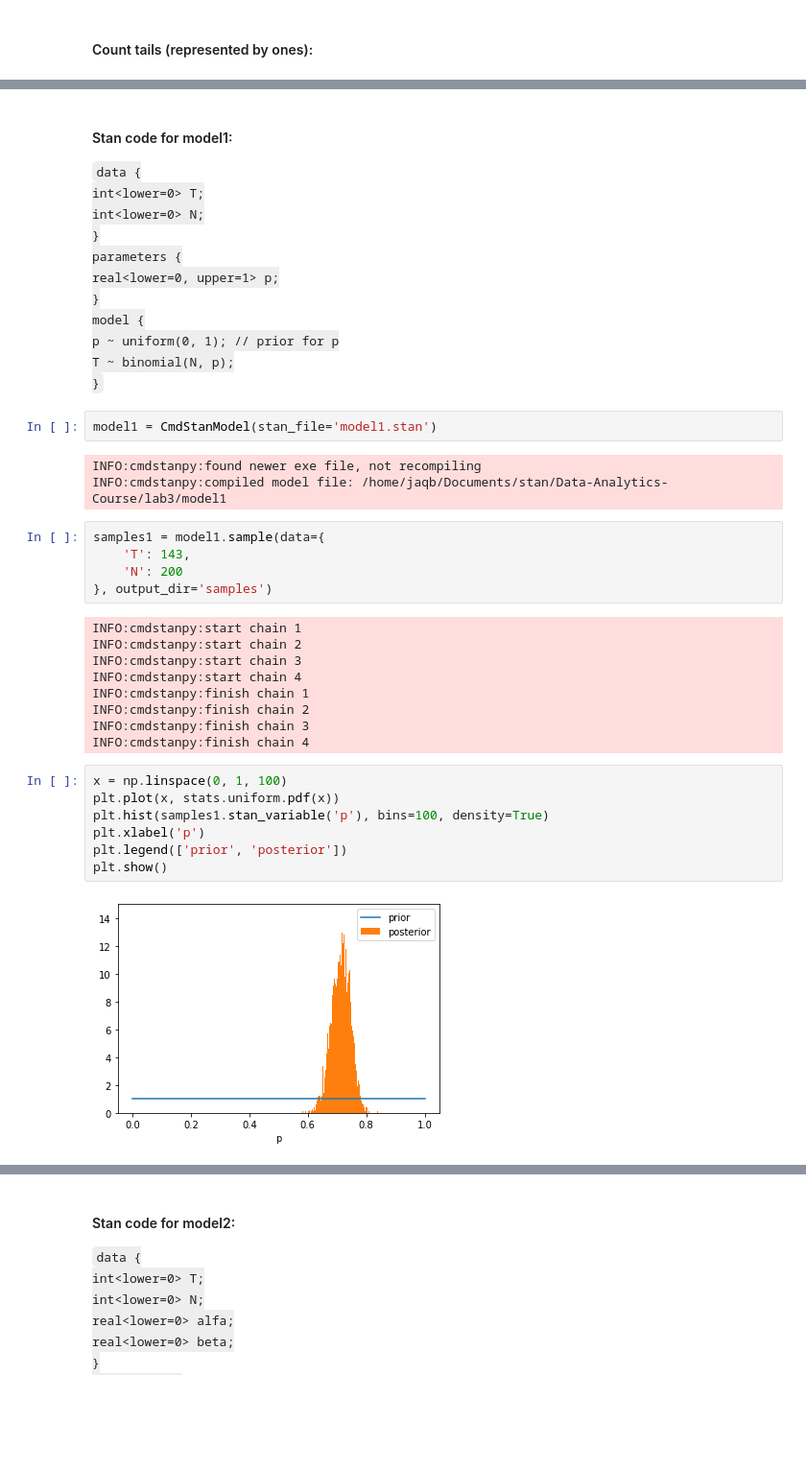
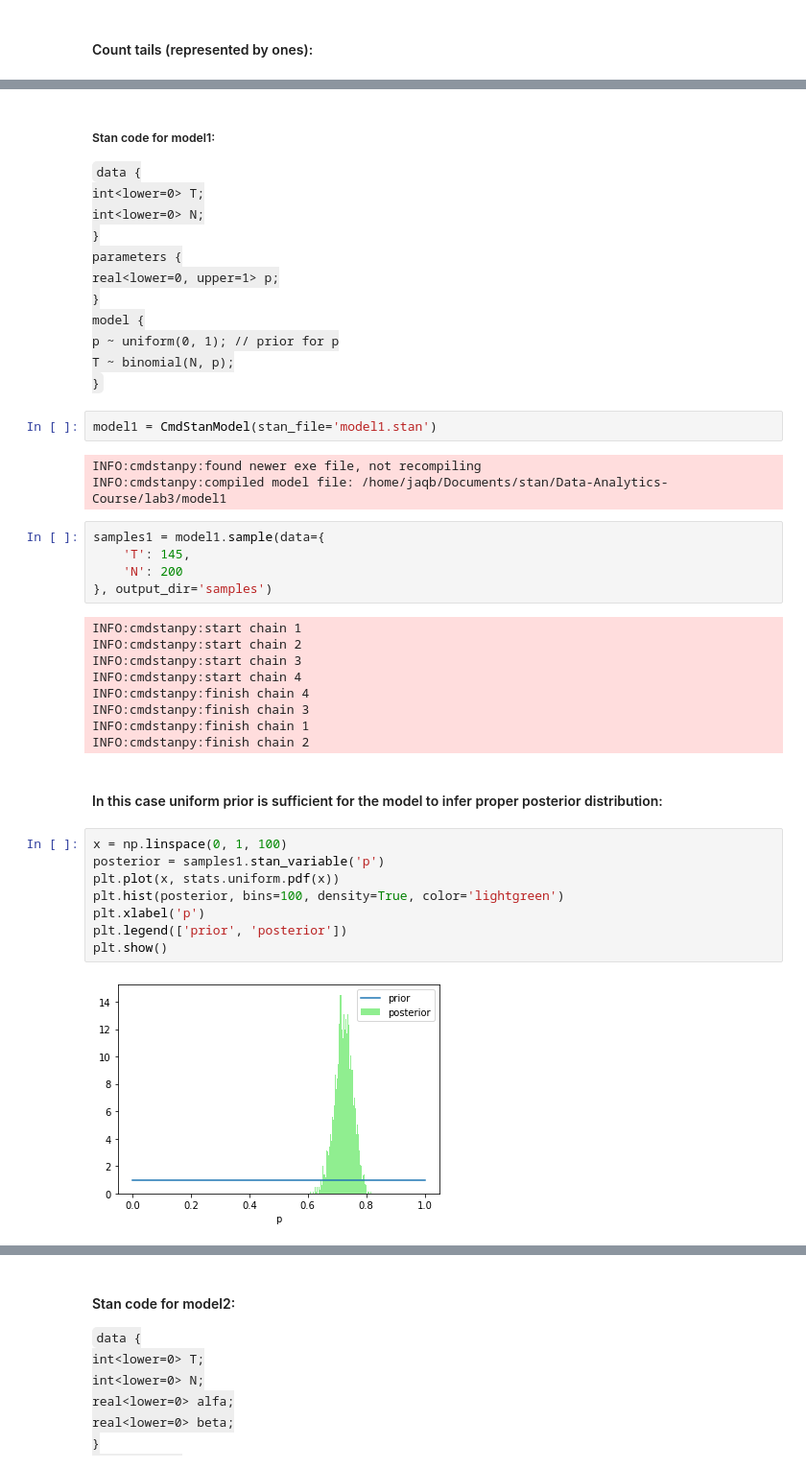
Before and after one commit to jaqb1996/Data-Analytics-Course, a Jupyter notebook: lab3/lab3.ipynb, the cells around one changed output, grey strips where cells are left out. Shown: that part at 96% size. Saved outputs shown, nothing was run; the diff lists cells and outputs as text; blank space fills up the shorter version.

```diff
--- a/lab3/lab3.ipynb
+++ b/lab3/lab3.ipynb
@@ -28,5 +29,5 @@ T
 # %% [markdown]
-#### Stan code for model1:
+##### Stan code for model1:
 <code>data {
    int&lt;lower=0&gt; T;
    int&lt;lower=0&gt; N;
@@ -45,7 +46,7 @@ INFO:cmdstanpy:found newer exe file, not recompiling
 INFO:cmdstanpy:compiled model file: /home/jaqb/Documents/stan/Data-Analytics-Course/lab3/model1
 # %%
 samples1 = model1.sample(data={
-    'T': 143,
+    'T': 145,
     'N': 200
 }, output_dir='samples')
 # %% [output]
@@ -53,16 +54,19 @@ INFO:cmdstanpy:start chain 1
 INFO:cmdstanpy:start chain 2
 INFO:cmdstanpy:start chain 3
 INFO:cmdstanpy:start chain 4
+INFO:cmdstanpy:finish chain 4
+INFO:cmdstanpy:finish chain 3
 INFO:cmdstanpy:finish chain 1
 INFO:cmdstanpy:finish chain 2
-INFO:cmdstanpy:finish chain 3
-INFO:cmdstanpy:finish chain 4
+# %% [markdown]
+#### In this case uniform prior is sufficient for the model to infer proper posterior distribution:
 # %%
 x = np.linspace(0, 1, 100)
+posterior = samples1.stan_variable('p')
 plt.plot(x, stats.uniform.pdf(x))
-plt.hist(samples1.stan_variable('p'), bins=100, density=True)
+plt.hist(posterior, bins=100, density=True, color='lightgreen')
 plt.xlabel('p')
 plt.legend(['prior', 'posterior'])
 plt.show()
 # %% [output]
-[figure, old version]
+[figure, new version]
```
Also changed, not shown: parts of 43 cells of this notebook, 1 other file.
